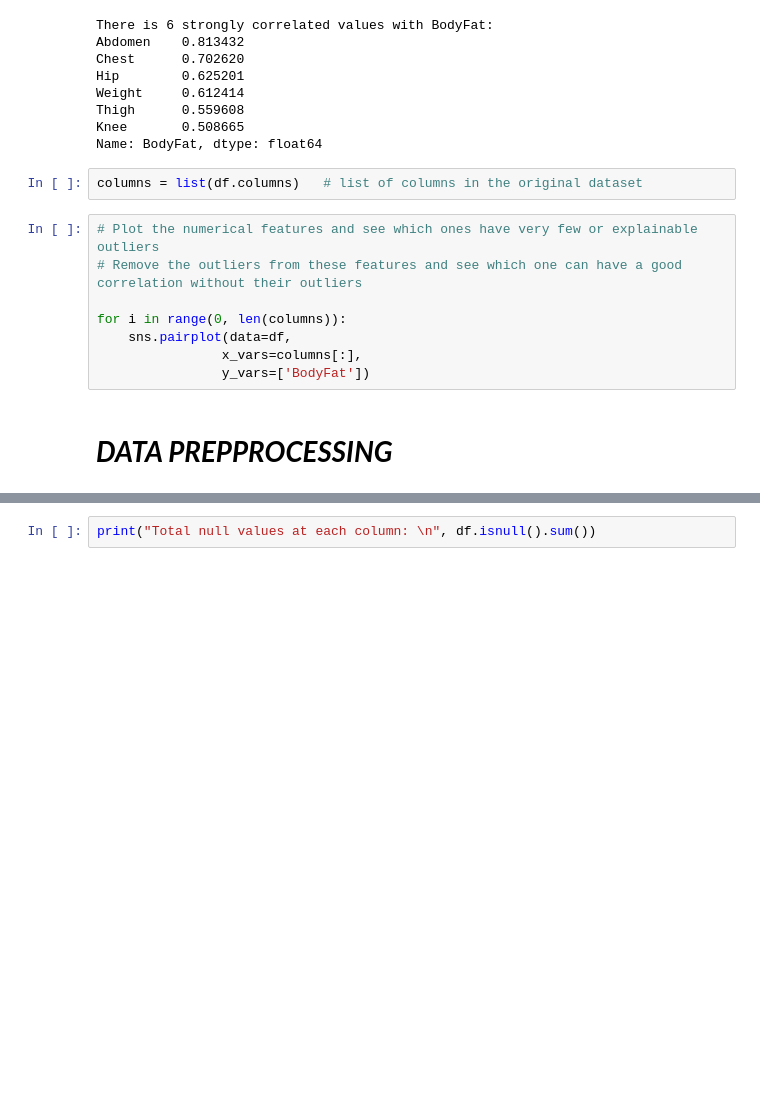
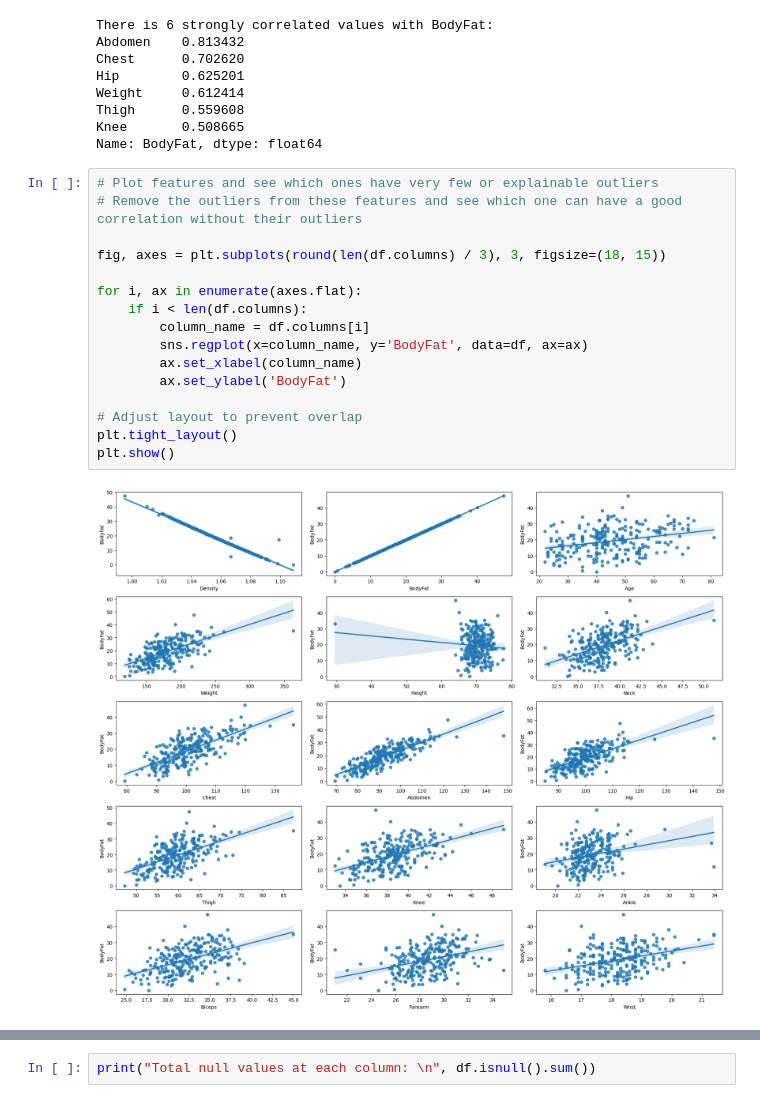
Before and after one commit to Mdhlalose/Body-Fat-Logistic-Regression, a Jupyter notebook: code.ipynb, the cells around one changed output, grey strips where cells are left out. Cells and saved outputs as stored; diff of their text form; blank space fills up the shorter version.

```diff
--- a/code.ipynb
+++ b/code.ipynb
@@ -95,15 +122,21 @@ Weight     0.612414
 Thigh      0.559608
 Knee       0.508665
 Name: BodyFat, dtype: float64
-# %%
-columns = list(df.columns)   # list of columns in the original dataset
 # %%
-# Plot the numerical features and see which ones have very few or explainable outliers
+# Plot features and see which ones have very few or explainable outliers
 # Remove the outliers from these features and see which one can have a good correlation without their outliers
 
-for i in range(0, len(columns)):
-    sns.pairplot(data=df,
-                x_vars=columns[:],
-                y_vars=['BodyFat'])
+fig, axes = plt.subplots(round(len(df.columns) / 3), 3, figsize=(18, 15))
+
+for i, ax in enumerate(axes.flat):
+    if i < len(df.columns):
+        column_name = df.columns[i]
+        sns.regplot(x=column_name, y='BodyFat', data=df, ax=ax)
+        ax.set_xlabel(column_name)
+        ax.set_ylabel('BodyFat')
+
+# Adjust layout to prevent overlap
+plt.tight_layout()
+plt.show()
+# %% [output]
+[figure, added]
-# %% [markdown]
-# ***DATA PREPPROCESSING***
```
Also changed, not shown: parts of 22 cells of this notebook.
